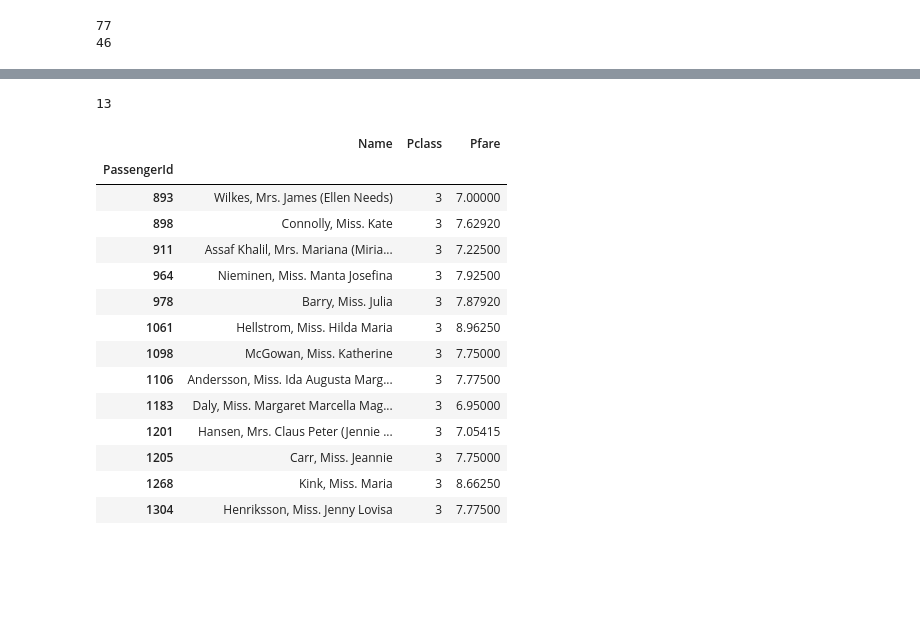
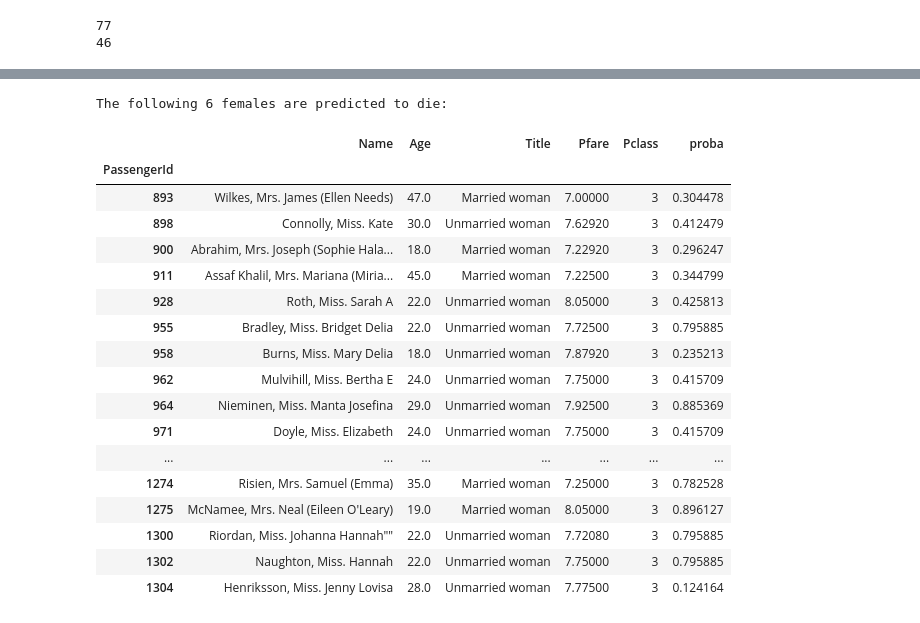
Before and after one commit to Kowalski1024/ml-playground, a Jupyter notebook: titanic.ipynb, the cells around one changed output, grey strips where cells are left out. Drawn from its saved outputs; the diff is of its cells as text; code cells hidden in the pictures; blank space fills up the shorter version.

```diff
--- a/titanic.ipynb
+++ b/titanic.ipynb
@@ -225,7 +193,7 @@ categorical_transformer = Pipeline(steps=[
     ('onehot', OneHotEncoder(handle_unknown='ignore'))
 ])
 
-preprocessor = ColumnTransformer(transformers=[
+male_preprocessor = ColumnTransformer(transformers=[
     ('num', numerical_transformer, numerical_cols),
     ('cat', categorical_transformer, categorical_cols)
 ])
@@ -235,7 +203,7 @@ recall_m = []
 
 for k in range(1,18):
     pipeline1 = Pipeline(steps=[
-        ('preprocessor', preprocessor),
+        ('preprocessor', male_preprocessor),
         ('model', KNeighborsClassifier(n_neighbors=k))
     ])
     precision_m.append(cross_val_score(pipeline1, X_m, y_m, cv=15, n_jobs=-1, scoring='precision').mean())
@@ -258,7 +226,7 @@ m2 = KNeighborsClassifier(n_neighbors=3)
 m3 = KNeighborsClassifier(n_neighbors=7)
 
 male_pipeline = Pipeline(steps=[
-    ('preprocessor', preprocessor),
+    ('preprocessor', male_preprocessor),
     ('model', VotingClassifier(estimators=[('m1', m1), ('m2', m2), ('m3', m3)]))
 ])
 
@@ -409,0 +295,20 @@ Pipeline(steps=[('preprocessor',
+# %%
+features = ['Age', 'Title']
+numerical_cols = ['Age']
+categorical_cols = ['Title']
+
+X_m = train_female[features]
+y_m = train_female['Survived']
+
+female_preprocessor = ColumnTransformer(transformers=[
+    ('num', numerical_transformer, numerical_cols),
+    ('cat', categorical_transformer, categorical_cols)
+])
+# %%
+from xgboost import XGBClassifier
+female_pipeline = Pipeline(steps=[
+    ('preprocessor', female_preprocessor),
+    ('model', XGBClassifier(n_estimators=500, max_depth=5))
+])
+
+female_pipeline.fit(X_m, y_m)
@@ -410,26 +333,32 @@ Pipeline(steps=[('preprocessor',
 # %%
 X_test_m = test_female[features]
-predictions = female_pipeline.predict(X_test_m)
-# predictions = np.where(predictions <= 0.25, 0, 1)
-print(len(test_female.loc[predictions == 0]))
-data.loc[892:1309][female_mask][predictions == 0][['Name', 'Pclass', 'Pfare']]
+proba = female_pipeline.predict_proba(X_test_m)[:,1]
+predictions = np.where(proba <= 0.3, 0, 1)
+print(f'The following {len(test_female.loc[predictions == 0])} females are predicted to die:')
+# data with proba column
+female = data.loc[892:1309][female_mask][['Name', 'Age', 'Title', 'Pfare', 'Pclass']]
+female['proba'] = proba
+female[predictions == 0]
 # %% [output]
-13
+The following 6 females are predicted to die:
-|  | Name | Pclass | Pfare |
-| PassengerId |  |  |  |
-| 893 | Wilkes, Mrs. James (Ellen Needs) | 3 | 7.00000 |
-| 898 | Connolly, Miss. Kate | 3 | 7.62920 |
-| 911 | Assaf Khalil, Mrs. Mariana (Miria... | 3 | 7.22500 |
-| 964 | Nieminen, Miss. Manta Josefina | 3 | 7.92500 |
-| 978 | Barry, Miss. Julia | 3 | 7.87920 |
-| 1061 | Hellstrom, Miss. Hilda Maria | 3 | 8.96250 |
-| 1098 | McGowan, Miss. Katherine | 3 | 7.75000 |
-| 1106 | Andersson, Miss. Ida Augusta Marg... | 3 | 7.77500 |
-| 1183 | Daly, Miss. Margaret Marcella Mag... | 3 | 6.95000 |
-| 1201 | Hansen, Mrs. Claus Peter (Jennie ... | 3 | 7.05415 |
-| 1205 | Carr, Miss. Jeannie | 3 | 7.75000 |
-| 1268 | Kink, Miss. Maria | 3 | 8.66250 |
-| 1304 | Henriksson, Miss. Jenny Lovisa | 3 | 7.77500 |
+|  | Name | Age | Title | Pfare | Pclass | proba |
+| PassengerId |  |  |  |  |  |  |
+| 893 | Wilkes, Mrs. James (Ellen Needs) | 47.0 | Married woman | 7.00000 | 3 | 0.304478 |
+| 898 | Connolly, Miss. Kate | 30.0 | Unmarried woman | 7.62920 | 3 | 0.412479 |
+| 900 | Abrahim, Mrs. Joseph (Sophie Hala... | 18.0 | Married woman | 7.22920 | 3 | 0.296247 |
+| 911 | Assaf Khalil, Mrs. Mariana (Miria... | 45.0 | Married woman | 7.22500 | 3 | 0.344799 |
+| 928 | Roth, Miss. Sarah A | 22.0 | Unmarried woman | 8.05000 | 3 | 0.425813 |
+| 955 | Bradley, Miss. Bridget Delia | 22.0 | Unmarried woman | 7.72500 | 3 | 0.795885 |
+| 958 | Burns, Miss. Mary Delia | 18.0 | Unmarried woman | 7.87920 | 3 | 0.235213 |
+| 962 | Mulvihill, Miss. Bertha E | 24.0 | Unmarried woman | 7.75000 | 3 | 0.415709 |
+| 964 | Nieminen, Miss. Manta Josefina | 29.0 | Unmarried woman | 7.92500 | 3 | 0.885369 |
+| 971 | Doyle, Miss. Elizabeth | 24.0 | Unmarried woman | 7.75000 | 3 | 0.415709 |
+| ... | ... | ... | ... | ... | ... | ... |
+| 1274 | Risien, Mrs. Samuel (Emma) | 35.0 | Married woman | 7.25000 | 3 | 0.782528 |
+| 1275 | McNamee, Mrs. Neal (Eileen O'Leary) | 19.0 | Married woman | 8.05000 | 3 | 0.896127 |
+| 1300 | Riordan, Miss. Johanna Hannah"" | 22.0 | Unmarried woman | 7.72080 | 3 | 0.795885 |
+| 1302 | Naughton, Miss. Hannah | 22.0 | Unmarried woman | 7.75000 | 3 | 0.795885 |
+| 1304 | Henriksson, Miss. Jenny Lovisa | 28.0 | Unmarried woman | 7.77500 | 3 | 0.124164 |
 # %%
 data.loc[892:1309, 'Predict'][female_mask] = predictions
 submit = pd.DataFrame({'PassengerId': data.loc[892:1309].index, 'Survived': data.loc[892:1309, 'Predict'].astype(int)})
```
Also changed, not shown: parts of 22 cells of this notebook.
